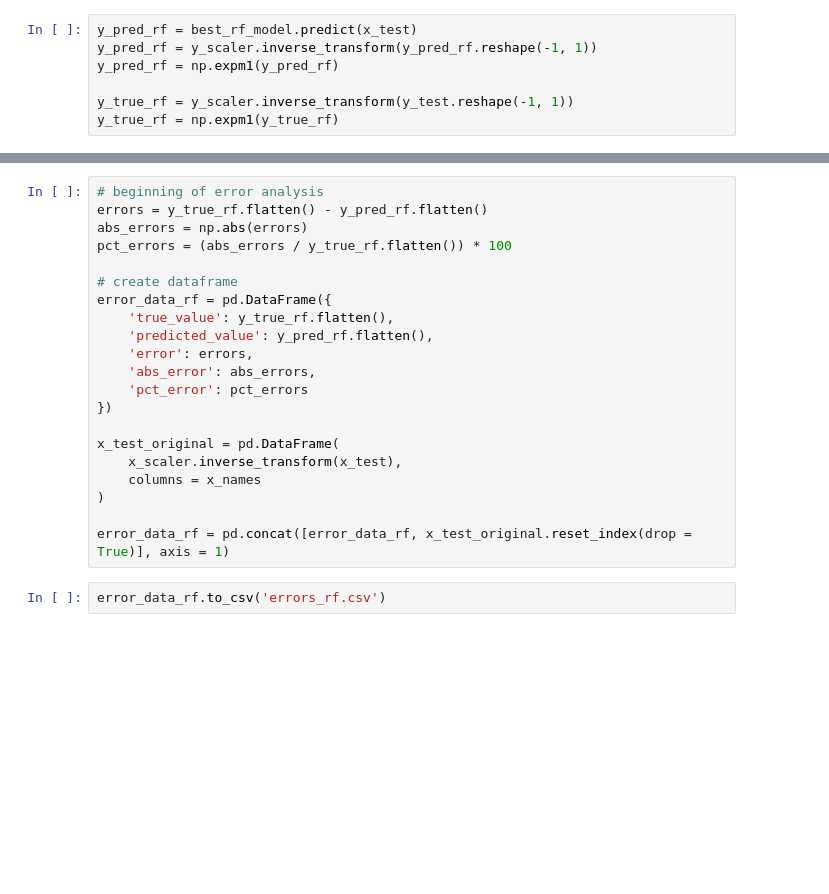
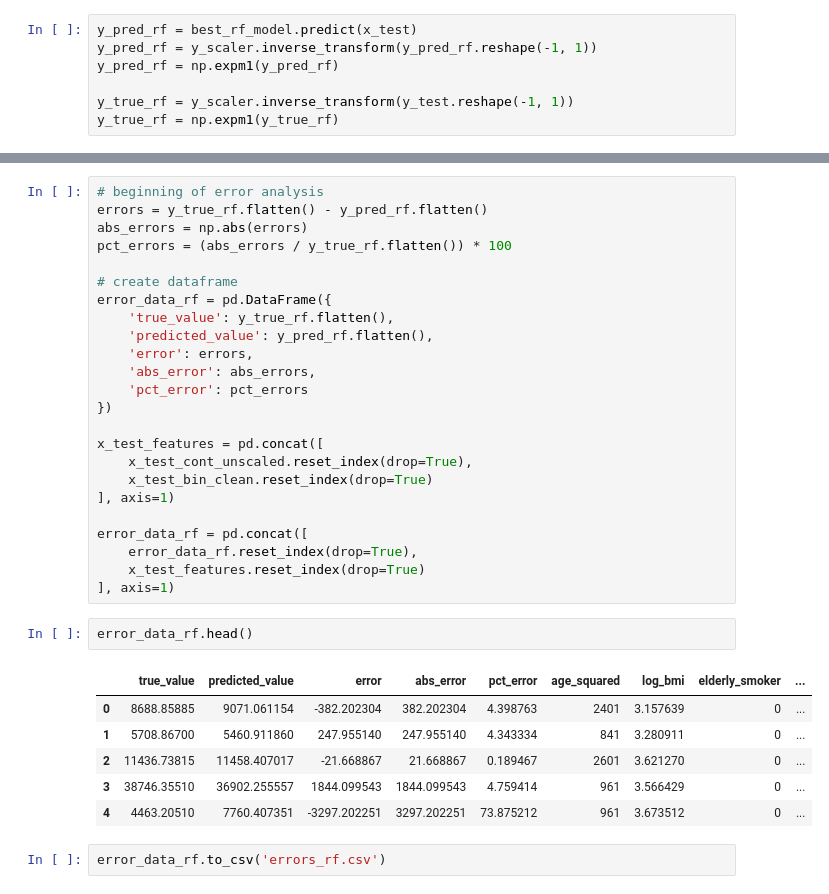
Before and after one commit to Mikayla-ds2/insurance_ml, a Jupyter notebook: model.ipynb, the cells around one changed output, grey strips where cells are left out. Saved outputs shown, nothing was run; the diff lists cells and outputs as text; blank space fills up the shorter version.

```diff
--- a/model.ipynb
+++ b/model.ipynb
@@ -557,11 +1005,23 @@ error_data_rf = pd.DataFrame({
     'pct_error': pct_errors
 })
 
-x_test_original = pd.DataFrame(
-    x_scaler.inverse_transform(x_test),
-    columns = x_names
-)
+x_test_features = pd.concat([
+    x_test_cont_unscaled.reset_index(drop=True),
+    x_test_bin_clean.reset_index(drop=True)
+], axis=1)
 
-error_data_rf = pd.concat([error_data_rf, x_test_original.reset_index(drop = True)], axis = 1)
+error_data_rf = pd.concat([
+    error_data_rf.reset_index(drop=True),
+    x_test_features.reset_index(drop=True)
+], axis=1)
+# %%
+error_data_rf.head()
+# %% [output]
+|  | true_value | predicted_value | error | abs_error | pct_error | age_squared | log_bmi | elderly_smoker | ... |
+| 0 | 8688.85885 | 9071.061154 | -382.202304 | 382.202304 | 4.398763 | 2401 | 3.157639 | 0 | ... |
+| 1 | 5708.86700 | 5460.911860 | 247.955140 | 247.955140 | 4.343334 | 841 | 3.280911 | 0 | ... |
+| 2 | 11436.73815 | 11458.407017 | -21.668867 | 21.668867 | 0.189467 | 2601 | 3.621270 | 0 | ... |
+| 3 | 38746.35510 | 36902.255557 | 1844.099543 | 1844.099543 | 4.759414 | 961 | 3.566429 | 0 | ... |
+| 4 | 4463.20510 | 7760.407351 | -3297.202251 | 3297.202251 | 73.875212 | 961 | 3.673512 | 0 | ... |
 # %%
 error_data_rf.to_csv('errors_rf.csv')
```
Also changed, not shown: parts of 73 cells of this notebook, 2 other files.
